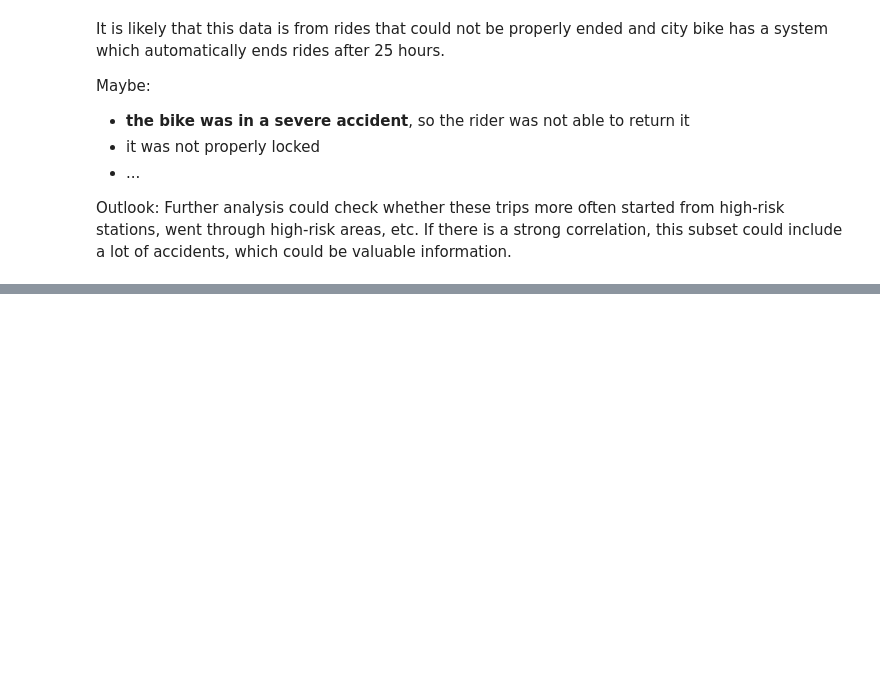
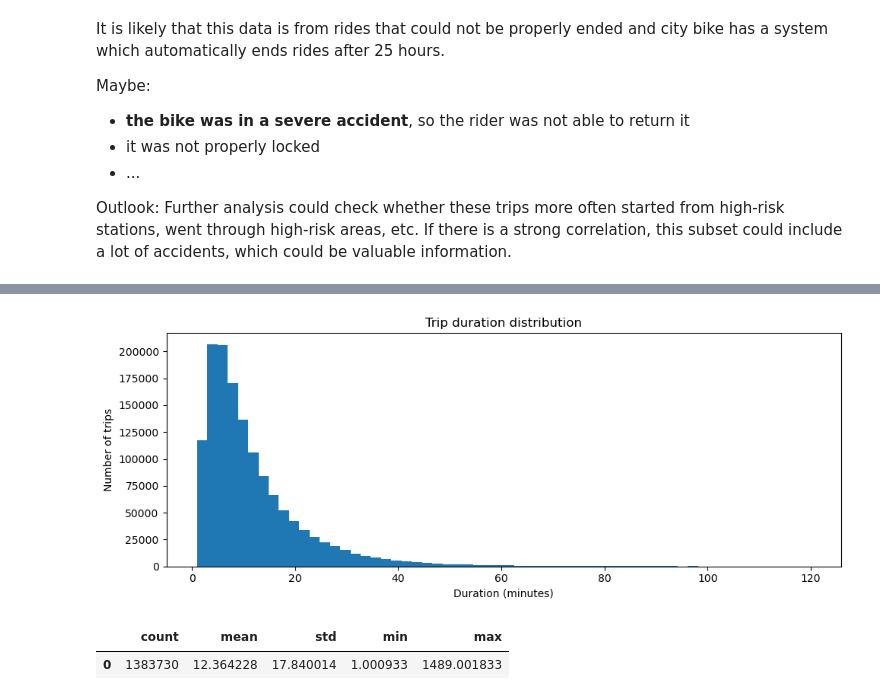
Before and after one commit to Felix-Middeldorf/citibike-nypd-insurance, a Jupyter notebook: notebooks/02_Citi_Bike_EDA.ipynb, the cells around one changed output, grey strips where cells are left out. Drawn from its saved outputs; the diff is of its cells as text; code cells hidden in the pictures; blank space fills up the shorter version.

```diff
--- a/notebooks/02_Citi_Bike_EDA.ipynb
+++ b/notebooks/02_Citi_Bike_EDA.ipynb
@@ -468,0 +606,6 @@ Outlook: Further analysis could check whether these trips more often started fro
+# %%
+plot_trip_duration_hist(df_citibike);
+# %% [output]
+[figure, added]
+|  | count | mean | std | min | max |
+| 0 | 1383730 | 12.364228 | 17.840014 | 1.000933 | 1489.001833 |
```
Also changed, not shown: parts of 20 cells of this notebook.
